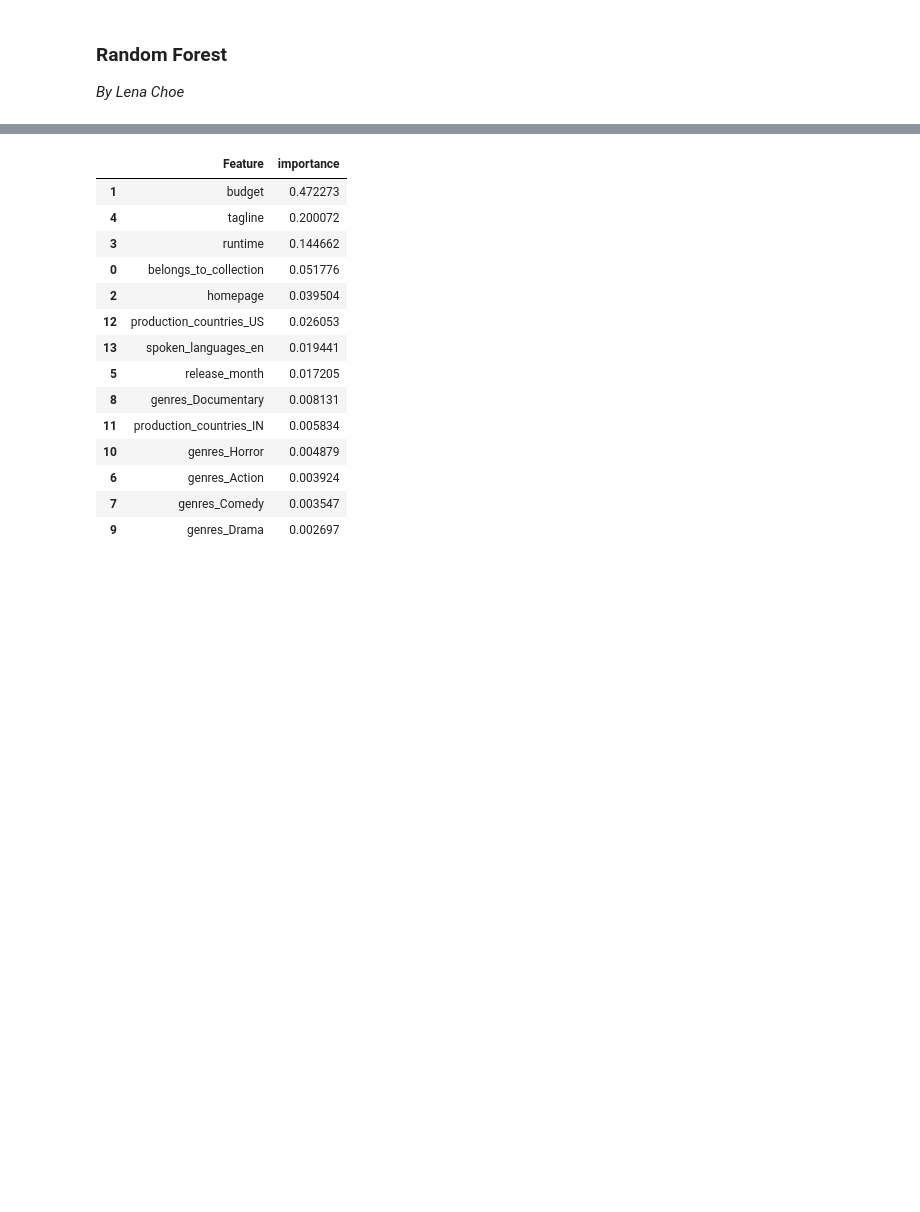
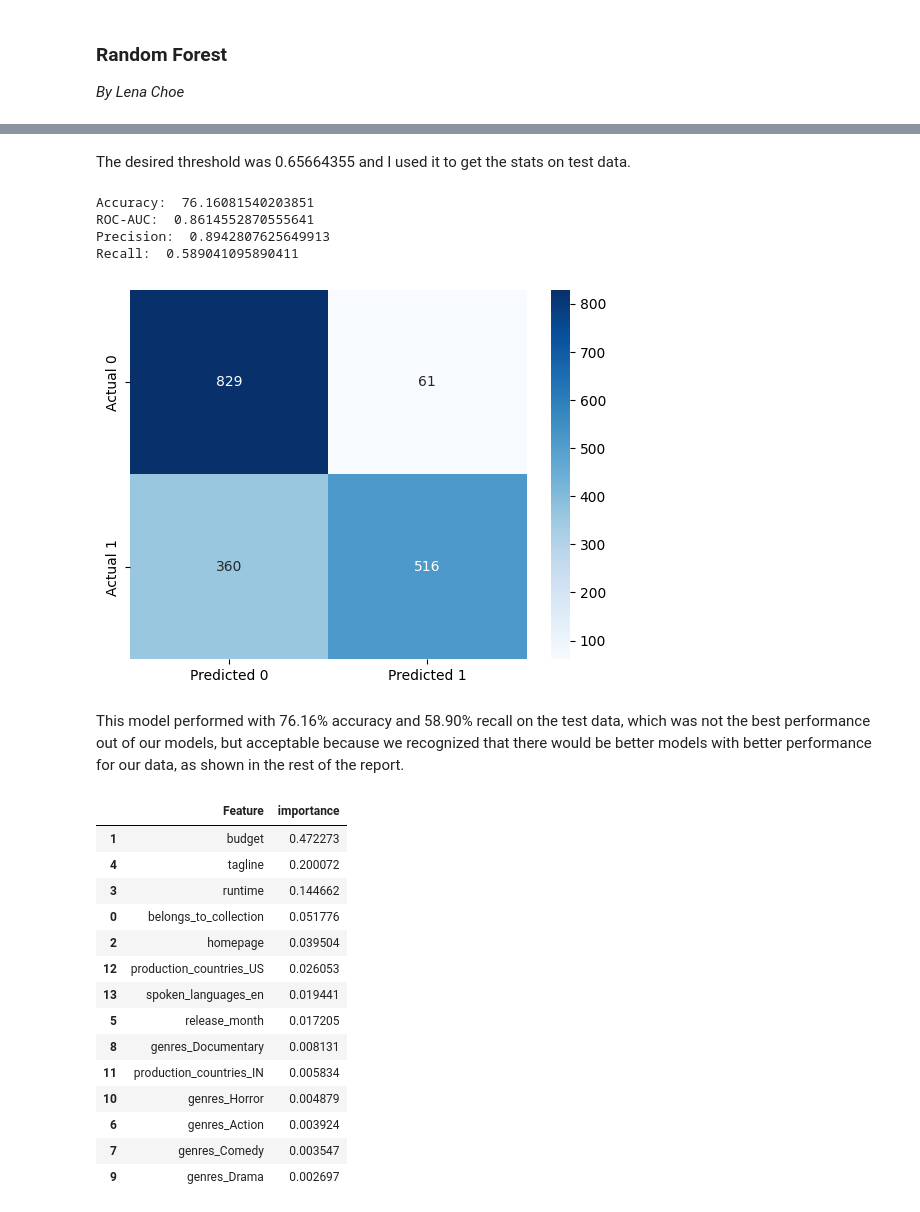
Before and after one commit to STShark00/Team-Meat, a Jupyter notebook: Project Report Template.ipynb, the cells around one changed output, grey strips where cells are left out. Saved outputs shown, nothing was run; the diff lists cells and outputs as text; code cells hidden in the pictures; blank space fills up the shorter version.

```diff
--- a/Project Report Template.ipynb
+++ b/Project Report Template.ipynb
@@ -148,3 +219,40 @@ model_rf = RandomForestClassifier(random_state=1,
+# %% [markdown]
+The desired threshold was 0.65664355 and I used it to get the stats on test data.
+# %%
+# test
+
+desired_threshold = 0.65664355
+
+y_pred_prob = model.predict_proba(X_test)[:,1]
+
+# Classifying observations in the positive class (y = 1) if the predicted probability is greater
+# than the desired decision threshold probability
+y_pred = y_pred_prob > desired_threshold
+y_pred = y_pred.astype(int)
+
+#Computing the accuracy
+print("Accuracy: ",accuracy_score(y_pred, y_test)*100)
+
+#Computing the ROC-AUC
+fpr, tpr, auc_thresholds = roc_curve(y_test, y_pred_prob)
+print("ROC-AUC: ",auc(fpr, tpr))# AUC of ROC
+
+#Computing the precision and recall
+print("Precision: ", precision_score(y_test, y_pred))
+print("Recall: ", recall_score(y_test, y_pred))
+
+#Confusion matrix
+cm = pd.DataFrame(confusion_matrix(y_test, y_pred),
+                  columns=['Predicted 0', 'Predicted 1'], index = ['Actual 0', 'Actual 1'])
+sns.heatmap(cm, annot=True, cmap='Blues', fmt='g');
+# %% [output]
+Accuracy:  76.16081540203851
+ROC-AUC:  0.8614552870555641
+Precision:  0.8942807625649913
+Recall:  0.589041095890411
+[figure, added]
+# %% [markdown]
+This model performed with 76.16% accuracy and 58.90% recall on the test data, which was not the best performance out of our models, but acceptable because we recognized that there would be better models with better performance for our data, as shown in the rest of the report.
 # %%
 importances_rf = model_rf.feature_importances_
 importances = pd.DataFrame({'Feature':X_train.columns,'importance':importances_rf})
```
Also changed, not shown: parts of 7 cells of this notebook.
